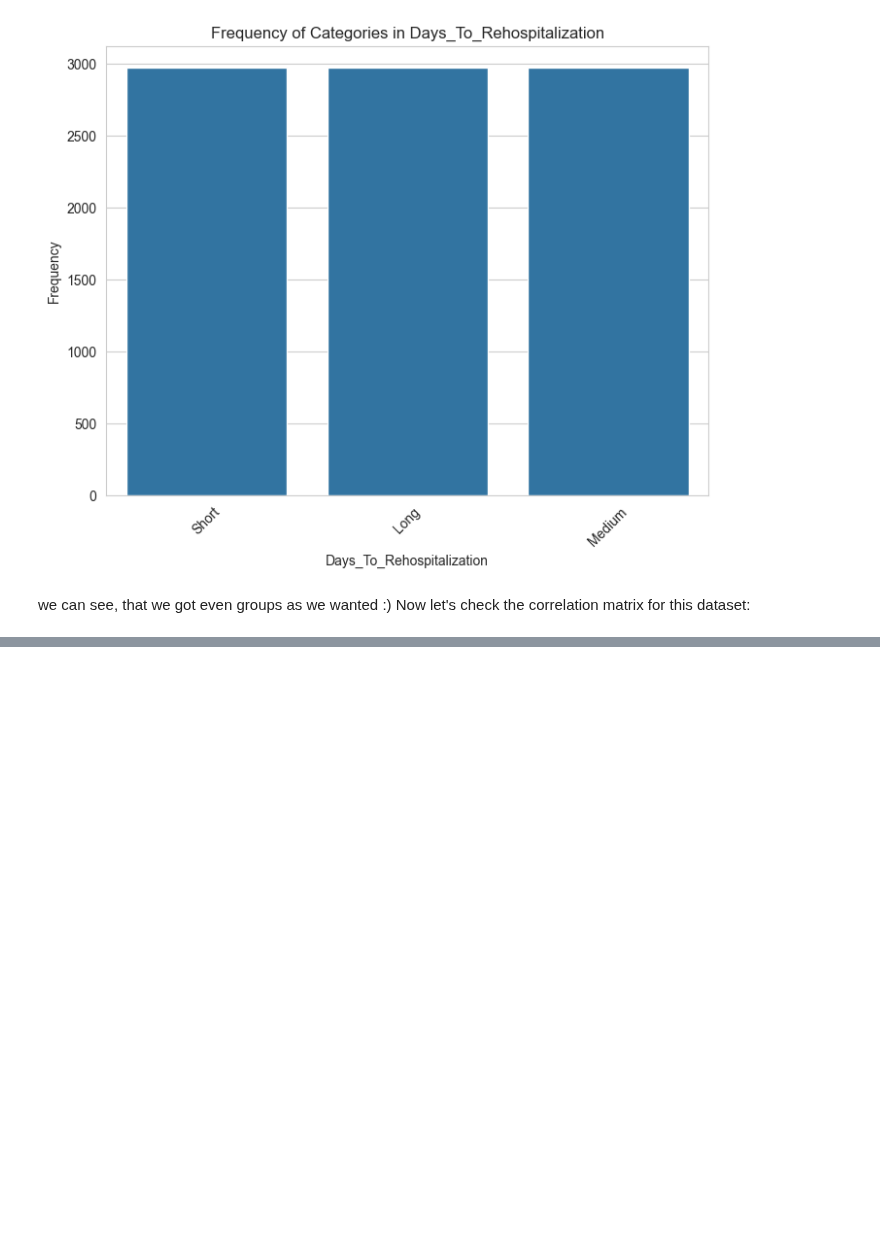
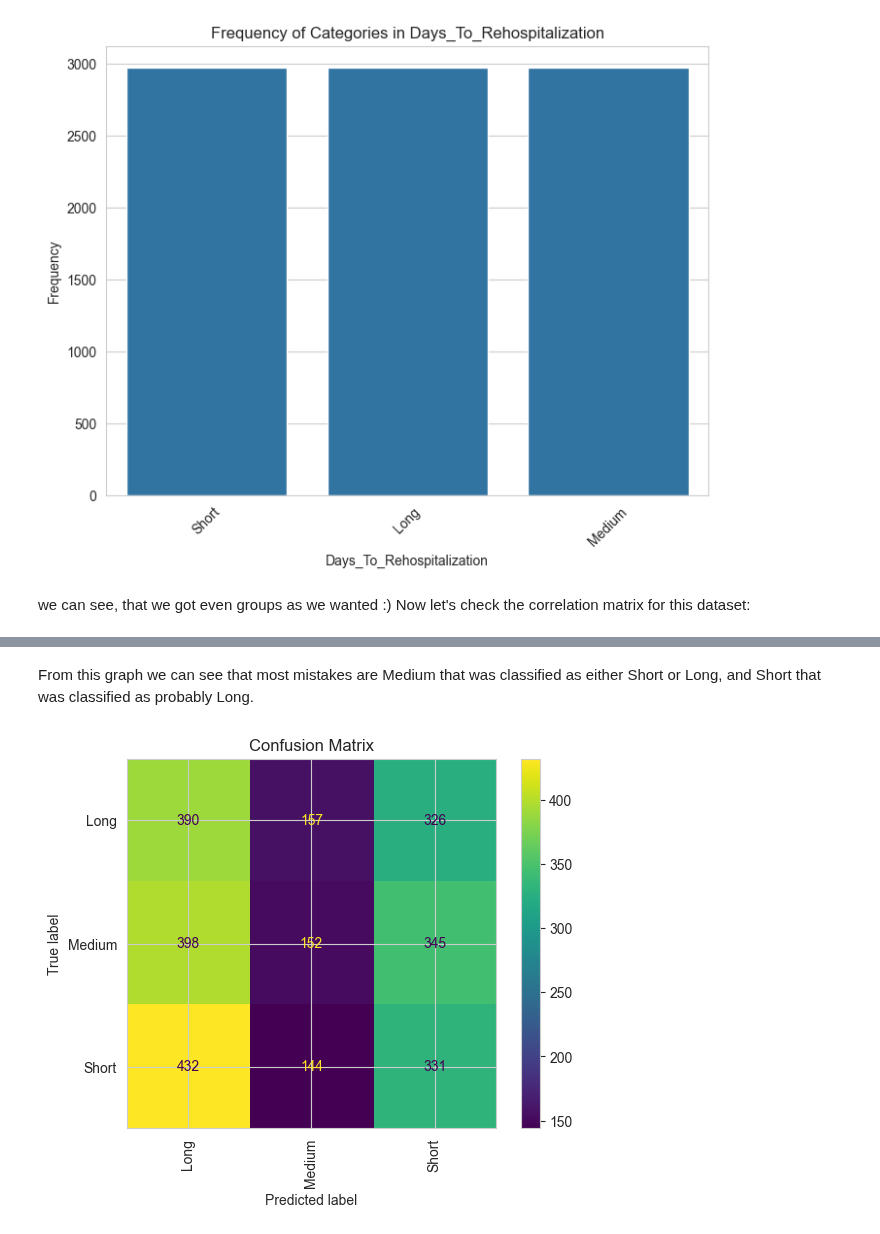
Before and after one commit to RyanWri/data-science2-lab-final-project, a Jupyter notebook: src/team_11/team11_results.ipynb, the cells around one changed output, grey strips where cells are left out. Drawn from its saved outputs; the diff is of its cells as text; code cells hidden in the pictures; blank space fills up the shorter version.

```diff
--- a/src/team_11/team11_results.ipynb
+++ b/src/team_11/team11_results.ipynb
@@ -262,0 +384,6 @@ eda_time_for_hospitalization_labeled_encoded.plot_correlation_matrix()
+# %% [markdown]
+From this graph we can see that most mistakes are Medium that was classified as either Short or Long, and Short that was classified as probably Long.
+# %%
+visualization_for_MLP.plot_confusion_matrix(y_true=rehospitalization_time_test, y_pred=rehospitalization_time_pred, class_names =['Long', "Medium", 'Short'])
+# %% [output]
+[figure, added]
```
Also changed, not shown: parts of 17 cells of this notebook, 7 other files.
